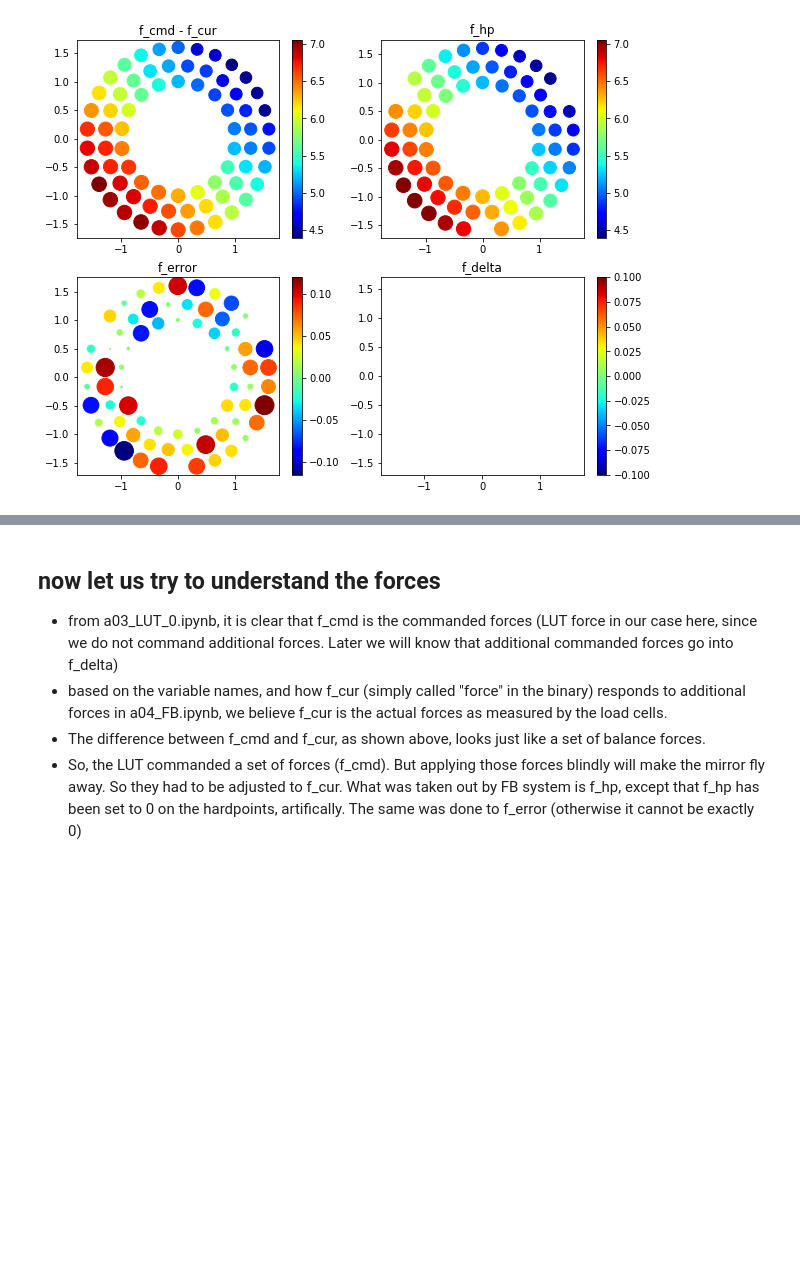
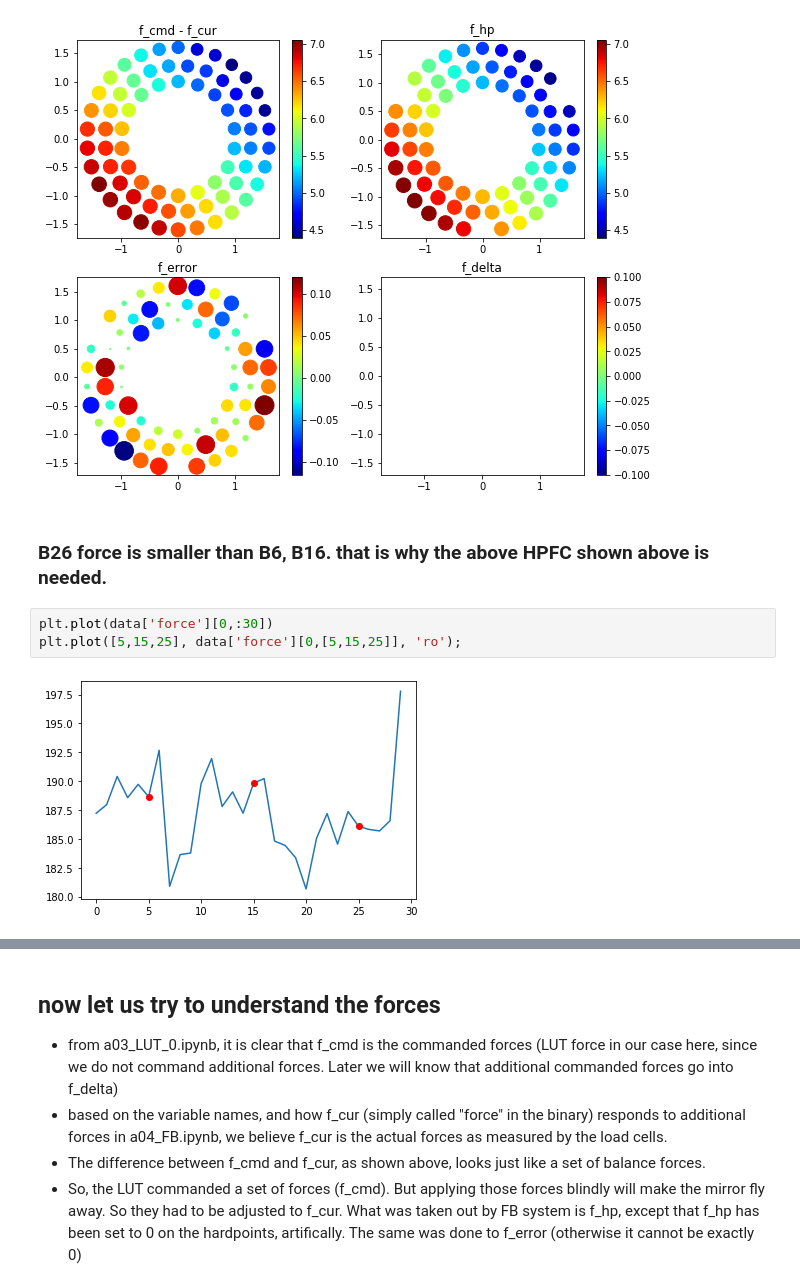
Before and after one commit to bxin/M2_summit_2003, a Jupyter notebook: a01_OL_B1_stroke.ipynb, the cells around one changed output, grey strips where cells are left out. Drawn from its saved outputs; the diff is of its cells as text; blank space fills up the shorter version.

```diff
--- a/a01_OL_B1_stroke.ipynb
+++ b/a01_OL_B1_stroke.ipynb
@@ -301,3 +301,10 @@ plotAllForces(data,0)
 # %% [output]
 415.1530499185012 396.8402490709876
 [figure]
+# %% [markdown]
+### B26 force is smaller than B6, B16. that is why the above HPFC shown above is needed.
+# %%
+plt.plot(data['force'][0,:30])
+plt.plot([5,15,25], data['force'][0,[5,15,25]], 'ro');
+# %% [output]
+[figure, added]
```
Also changed, not shown: parts of 2 cells of this notebook, 3 other files.
